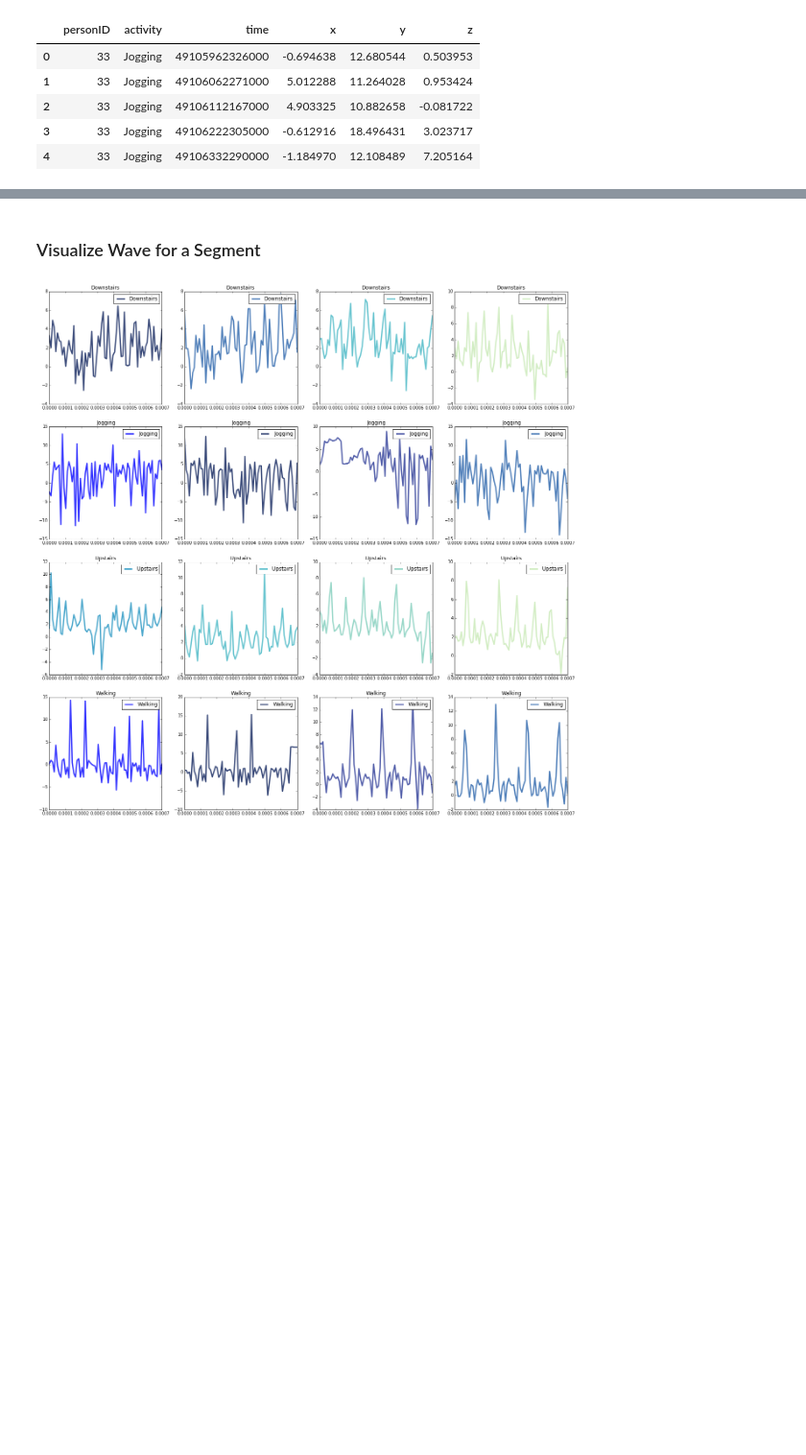
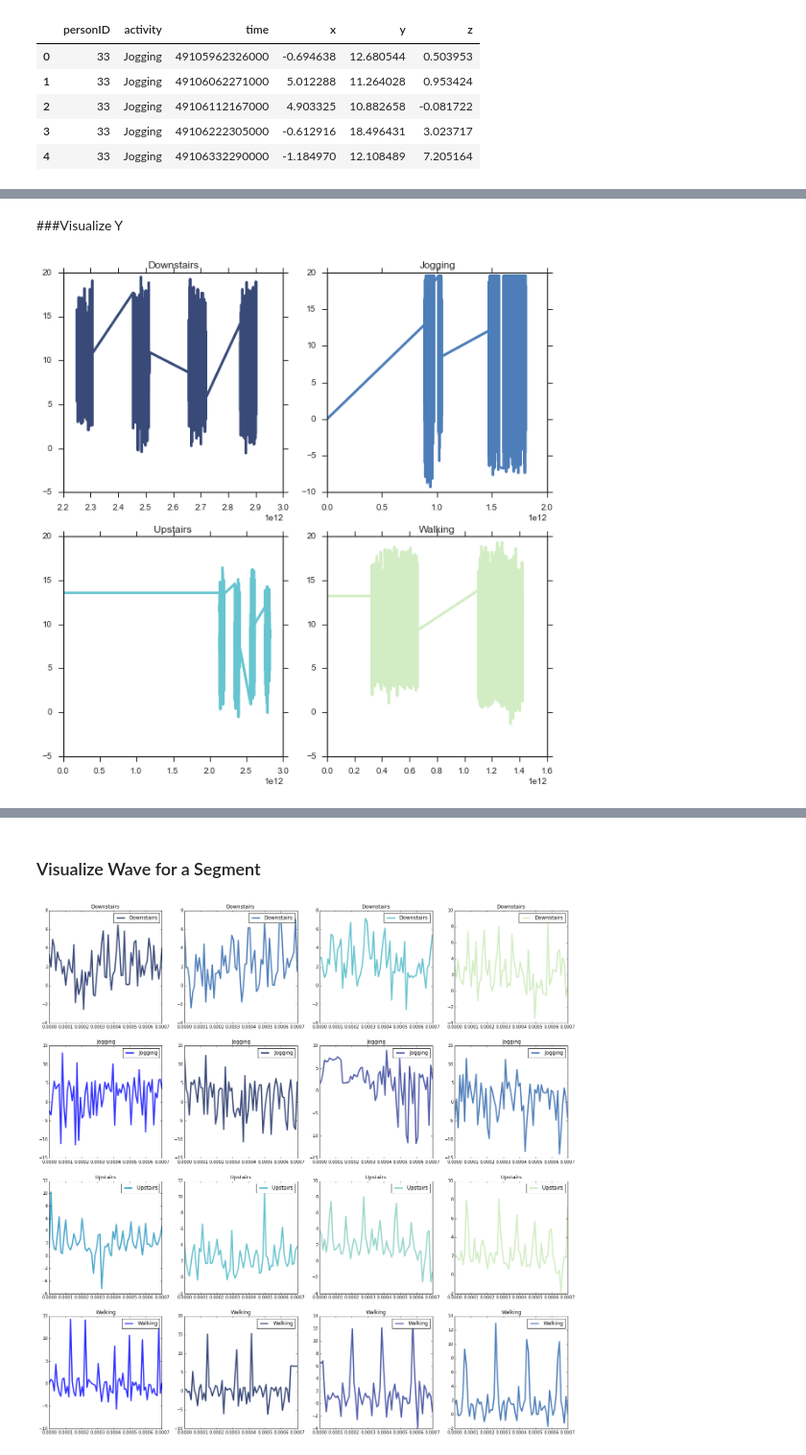
Before and after one commit to jenwei/accelerometer-interpreter, a Jupyter notebook: explore.ipynb, the cells around one changed output, grey strips where cells are left out. Shown at 96% size. Saved outputs shown, nothing was run; the diff lists cells and outputs as text; code cells hidden in the pictures; blank space fills up the shorter version.

```diff
--- a/explore.ipynb
+++ b/explore.ipynb
@@ -79,0 +86,17 @@ Name: time, Length: 23142, dtype: float64
+# %% [markdown]
+###Visualize Y
+# %%
+thinkplot.preplot(4, 2, 2)
+
+for plotnum, (g, gdb) in enumerate(db.groupby('activity')):
+
+    time = gdb.time.values
+    vals = gdb.y.values
+    evenly_sampled_ts = evenly_sample_ts(time)
+    interp_vals = np.interp(evenly_sampled_ts, time, vals)
+
+    thinkplot.subplot(plotnum+1)
+    thinkplot.plot(evenly_sampled_ts, interp_vals)
+    thinkplot.config(title=g)
+# %% [output]
+[figure, added]
```
Also changed, not shown: parts of 11 cells of this notebook.
